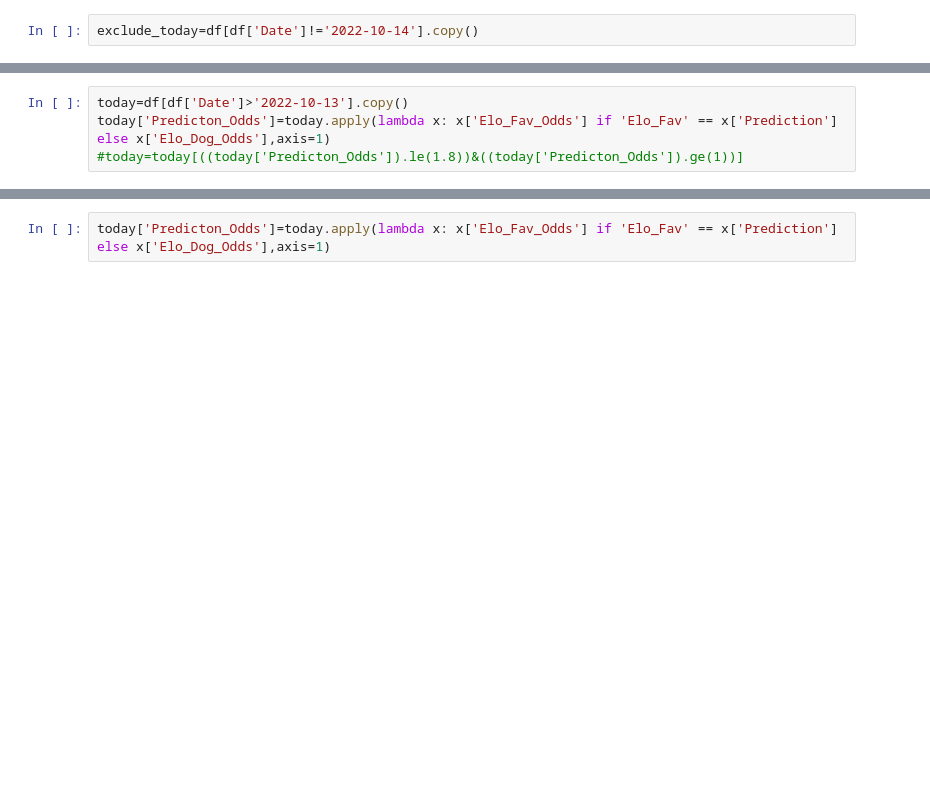
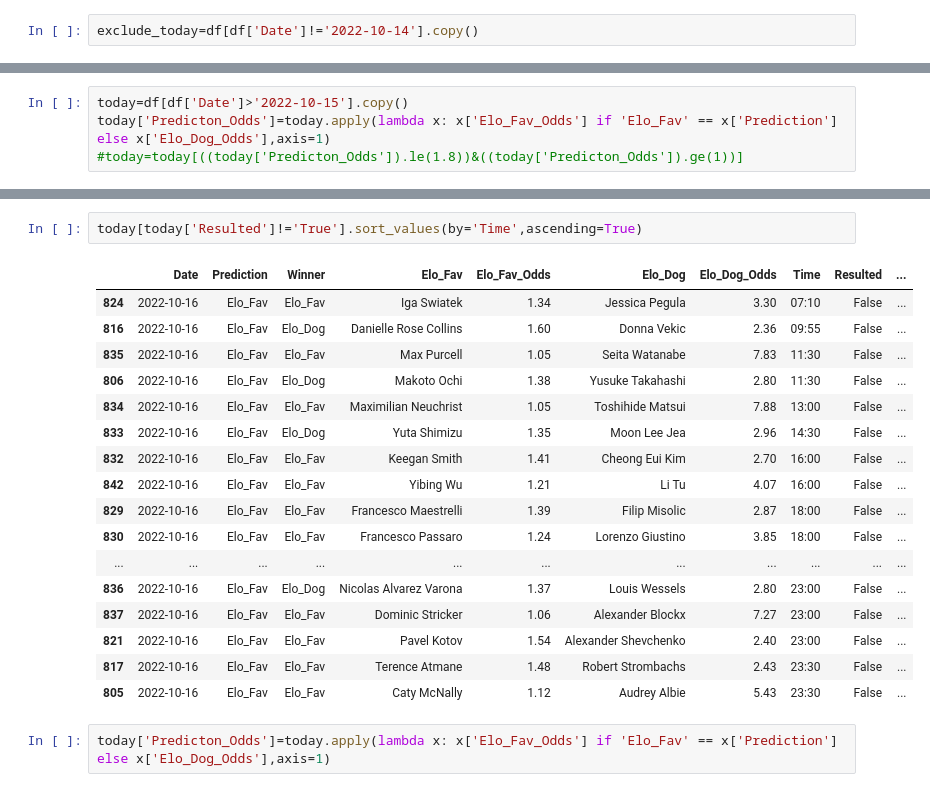
Before and after one commit to Witwolski/tennis_atp, a Jupyter notebook: new.ipynb, the cells around one changed output, grey strips where cells are left out. Drawn from its saved outputs; the diff is of its cells as text; blank space fills up the shorter version.

```diff
--- a/new.ipynb
+++ b/new.ipynb
@@ -119,4 +125,4 @@ len(exclude_today_odds[exclude_today_odds['Winner']==exclude_today_odds['Predict
 # %%
-today=df[df['Date']>'2022-10-13'].copy()
+today=df[df['Date']>'2022-10-15'].copy()
 today['Predicton_Odds']=today.apply(lambda x: x['Elo_Fav_Odds'] if 'Elo_Fav' == x['Prediction'] else x['Elo_Dog_Odds'],axis=1)
 #today=today[((today['Predicton_Odds']).le(1.8))&((today['Predicton_Odds']).ge(1))]
@@ -148,2 +144,22 @@ len(today[today['Winner']==today['Prediction']])/len(today)
+# %%
+today[today['Resulted']!='True'].sort_values(by='Time',ascending=True)
+# %% [output]
+|  | Date | Prediction | Winner | Elo_Fav | Elo_Fav_Odds | Elo_Dog | Elo_Dog_Odds | Time | Resulted | ... |
+| 824 | 2022-10-16 | Elo_Fav | Elo_Fav | Iga Swiatek | 1.34 | Jessica Pegula | 3.30 | 07:10 | False | ... |
+| 816 | 2022-10-16 | Elo_Fav | Elo_Dog | Danielle Rose Collins | 1.60 | Donna Vekic | 2.36 | 09:55 | False | ... |
+| 835 | 2022-10-16 | Elo_Fav | Elo_Fav | Max Purcell | 1.05 | Seita Watanabe | 7.83 | 11:30 | False | ... |
+| 806 | 2022-10-16 | Elo_Fav | Elo_Dog | Makoto Ochi | 1.38 | Yusuke Takahashi | 2.80 | 11:30 | False | ... |
+| 834 | 2022-10-16 | Elo_Fav | Elo_Fav | Maximilian Neuchrist | 1.05 | Toshihide Matsui | 7.88 | 13:00 | False | ... |
+| 833 | 2022-10-16 | Elo_Fav | Elo_Dog | Yuta Shimizu | 1.35 | Moon Lee Jea | 2.96 | 14:30 | False | ... |
+| 832 | 2022-10-16 | Elo_Fav | Elo_Fav | Keegan Smith | 1.41 | Cheong Eui Kim | 2.70 | 16:00 | False | ... |
+| 842 | 2022-10-16 | Elo_Fav | Elo_Fav | Yibing Wu | 1.21 | Li Tu | 4.07 | 16:00 | False | ... |
+| 829 | 2022-10-16 | Elo_Fav | Elo_Fav | Francesco Maestrelli | 1.39 | Filip Misolic | 2.87 | 18:00 | False | ... |
+| 830 | 2022-10-16 | Elo_Fav | Elo_Fav | Francesco Passaro | 1.24 | Lorenzo Giustino | 3.85 | 18:00 | False | ... |
+| ... | ... | ... | ... | ... | ... | ... | ... | ... | ... | ... |
+| 836 | 2022-10-16 | Elo_Fav | Elo_Dog | Nicolas Alvarez Varona | 1.37 | Louis Wessels | 2.80 | 23:00 | False | ... |
+| 837 | 2022-10-16 | Elo_Fav | Elo_Fav | Dominic Stricker | 1.06 | Alexander Blockx | 7.27 | 23:00 | False | ... |
+| 821 | 2022-10-16 | Elo_Fav | Elo_Fav | Pavel Kotov | 1.54 | Alexander Shevchenko | 2.40 | 23:00 | False | ... |
+| 817 | 2022-10-16 | Elo_Fav | Elo_Fav | Terence Atmane | 1.48 | Robert Strombachs | 2.43 | 23:30 | False | ... |
+| 805 | 2022-10-16 | Elo_Fav | Elo_Fav | Caty McNally | 1.12 | Audrey Albie | 5.43 | 23:30 | False | ... |
 # %%
 today['Predicton_Odds']=today.apply(lambda x: x['Elo_Fav_Odds'] if 'Elo_Fav' == x['Prediction'] else x['Elo_Dog_Odds'],axis=1)
```
Also changed, not shown: parts of 15 cells of this notebook.
